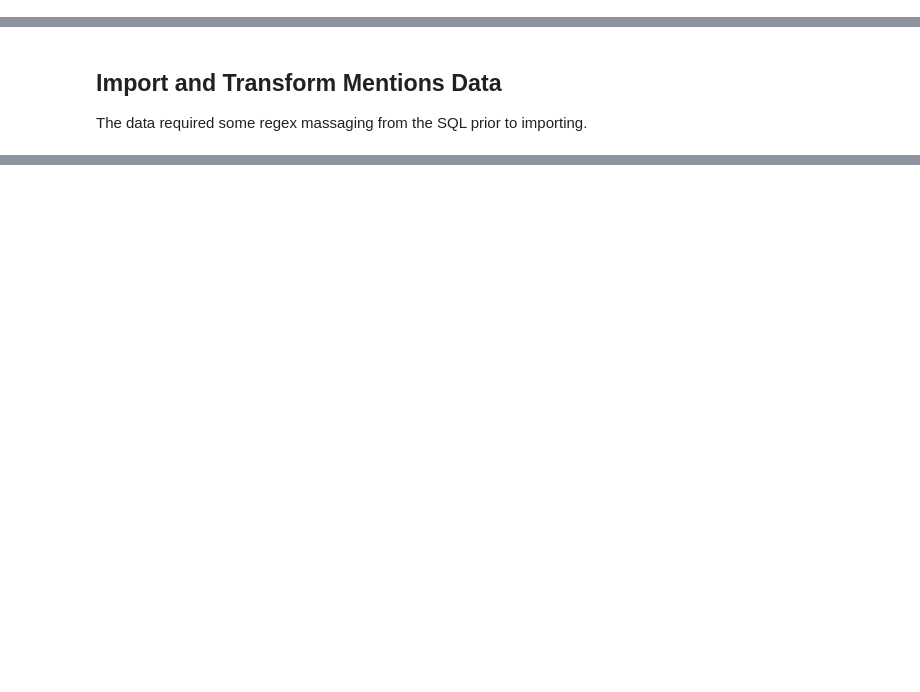
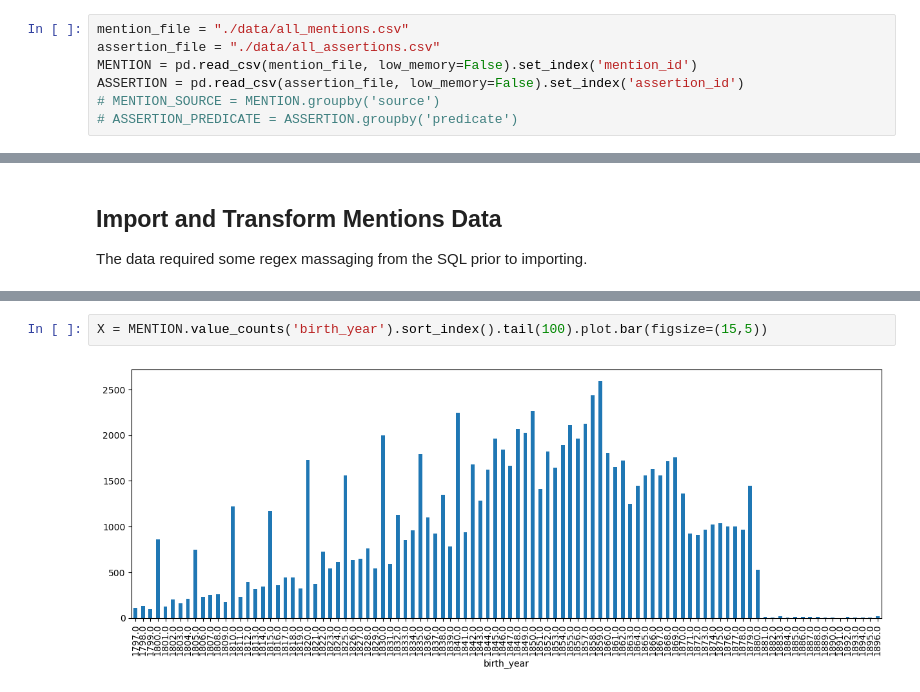
Before and after one commit to ontoligent/know-their-names, a Jupyter notebook: data/01-import.ipynb, the cells around one changed output, grey strips where cells are left out. Drawn from its saved outputs; the diff is of its cells as text; blank space fills up the shorter version.

```diff
--- a/data/01-import.ipynb
+++ b/data/01-import.ipynb
@@ -5,3 +5,10 @@ import pandas as pd
 import numpy as np
 import matplotlib.pyplot as plt
 import seaborn as sns
+# %%
+mention_file = "./data/all_mentions.csv"
+assertion_file = "./data/all_assertions.csv"
+MENTION = pd.read_csv(mention_file, low_memory=False).set_index('mention_id')
+ASSERTION = pd.read_csv(assertion_file, low_memory=False).set_index('assertion_id')
+# MENTION_SOURCE = MENTION.groupby('source')
+# ASSERTION_PREDICATE = ASSERTION.groupby('predicate')
@@ -84,3 +172,7 @@ Name: count, dtype: int64
+# %%
+X = MENTION.value_counts('birth_year').sort_index().tail(100).plot.bar(figsize=(15,5))
+# %% [output]
+[figure, added]
 # %%
 BLACK = M.value_counts(['birth_year','norm_race','gender','full_name'])\
     .to_frame('n_recs')\
```
Also changed, not shown: parts of 19 cells of this notebook, 4 other files.
